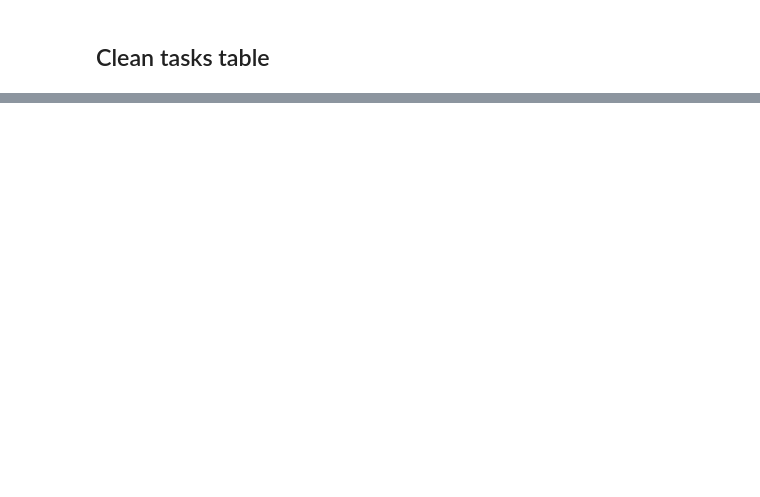
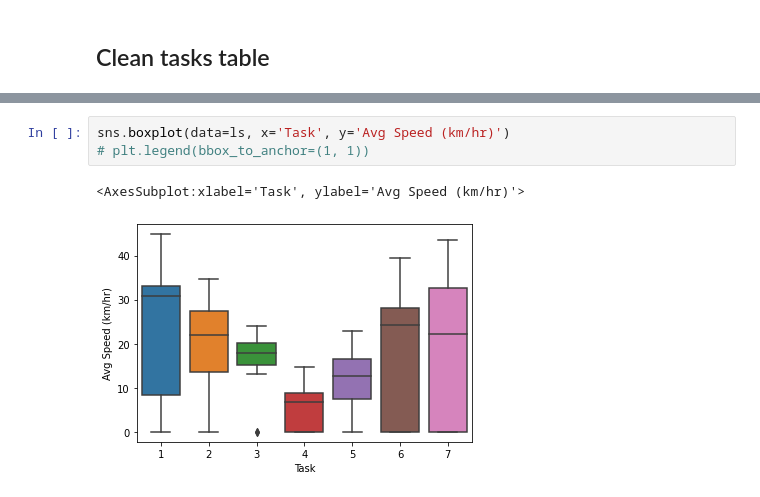
Before and after one commit to gokbuyuk/Lonestar-2022-flights-analysis, a Jupyter notebook: src/lonestar_clean_data.ipynb, the cells around one changed output, grey strips where cells are left out. Drawn from its saved outputs; the diff is of its cells as text; blank space fills up the shorter version.

```diff
--- a/src/lonestar_clean_data.ipynb
+++ b/src/lonestar_clean_data.ipynb
@@ -183,0 +405,6 @@ ls.to_csv('lonestar_cleaned.csv', index=False)
+# %%
+sns.boxplot(data=ls, x='Task', y='Avg Speed (km/hr)')
+# plt.legend(bbox_to_anchor=(1, 1))
+# %% [output]
+<AxesSubplot:xlabel='Task', ylabel='Avg Speed (km/hr)'>
+[figure, added]
```
Also changed, not shown: parts of 33 cells of this notebook, 4 other files.
